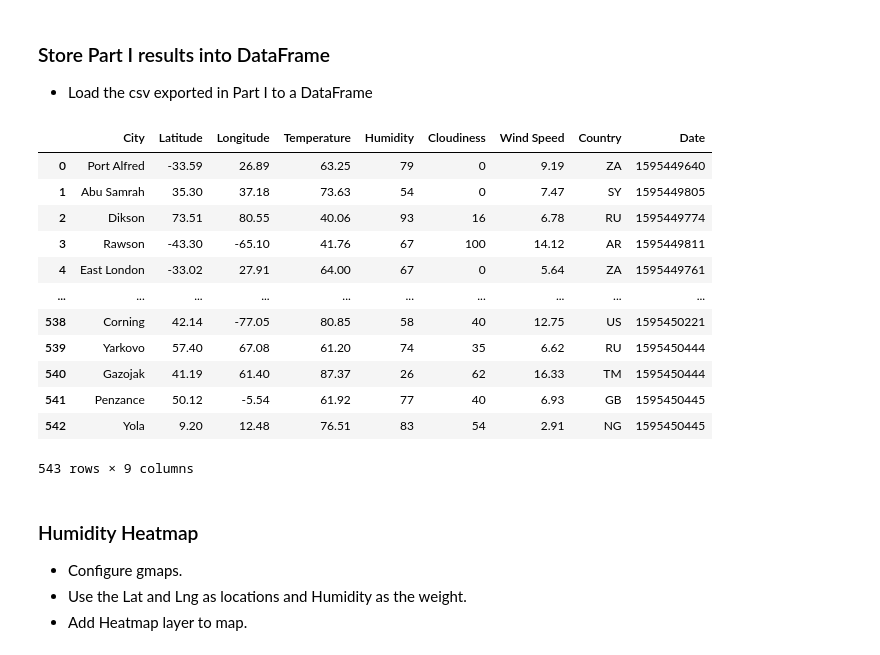
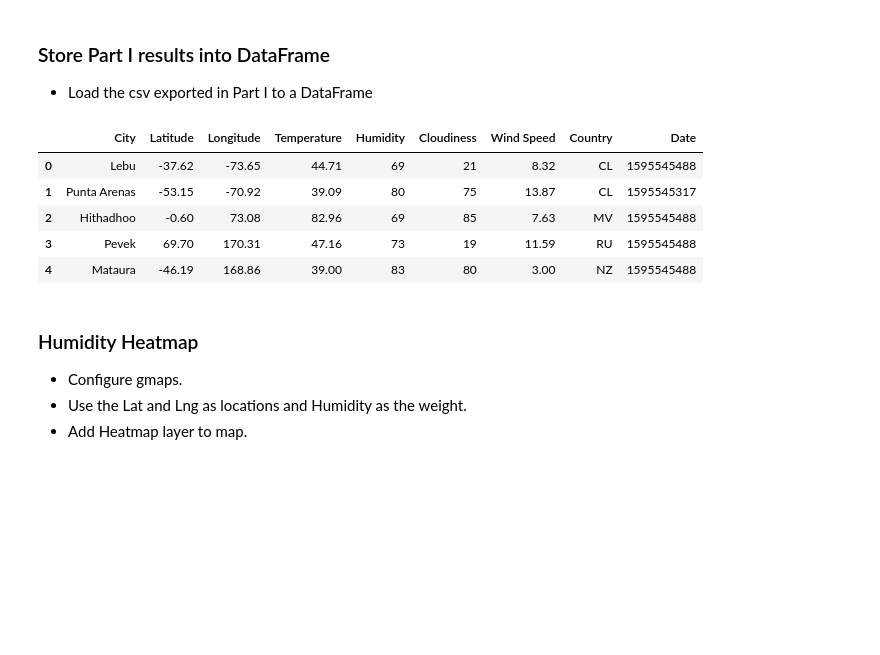
Before and after one commit to richardk6/Python-API-Project, a Jupyter notebook: KRB Code/VacationPy.ipynb, the cells around one changed output. Drawn from its saved outputs; the diff is of its cells as text; code cells hidden in the pictures; blank space fills up the shorter version.

```diff
--- a/KRB Code/VacationPy.ipynb
+++ b/KRB Code/VacationPy.ipynb
@@ -21,21 +21,14 @@ from api_keys import g_key
 # %%
 weather_city = pd.read_csv("city_weather.csv")
 weather_city_df = pd.DataFrame(weather_city)
-weather_city_df
+weather_city_df.head()
 # %% [output]
 |  | City | Latitude | Longitude | Temperature | Humidity | Cloudiness | Wind Speed | Country | Date |
-| 0 | Port Alfred | -33.59 | 26.89 | 63.25 | 79 | 0 | 9.19 | ZA | 1595449640 |
-| 1 | Abu Samrah | 35.30 | 37.18 | 73.63 | 54 | 0 | 7.47 | SY | 1595449805 |
-| 2 | Dikson | 73.51 | 80.55 | 40.06 | 93 | 16 | 6.78 | RU | 1595449774 |
-| 3 | Rawson | -43.30 | -65.10 | 41.76 | 67 | 100 | 14.12 | AR | 1595449811 |
-| 4 | East London | -33.02 | 27.91 | 64.00 | 67 | 0 | 5.64 | ZA | 1595449761 |
-| ... | ... | ... | ... | ... | ... | ... | ... | ... | ... |
-| 538 | Corning | 42.14 | -77.05 | 80.85 | 58 | 40 | 12.75 | US | 1595450221 |
-| 539 | Yarkovo | 57.40 | 67.08 | 61.20 | 74 | 35 | 6.62 | RU | 1595450444 |
-| 540 | Gazojak | 41.19 | 61.40 | 87.37 | 26 | 62 | 16.33 | TM | 1595450444 |
-| 541 | Penzance | 50.12 | -5.54 | 61.92 | 77 | 40 | 6.93 | GB | 1595450445 |
-| 542 | Yola | 9.20 | 12.48 | 76.51 | 83 | 54 | 2.91 | NG | 1595450445 |
+| 0 | Lebu | -37.62 | -73.65 | 44.71 | 69 | 21 | 8.32 | CL | 1595545488 |
+| 1 | Punta Arenas | -53.15 | -70.92 | 39.09 | 80 | 75 | 13.87 | CL | 1595545317 |
+| 2 | Hithadhoo | -0.60 | 73.08 | 82.96 | 69 | 85 | 7.63 | MV | 1595545488 |
+| 3 | Pevek | 69.70 | 170.31 | 47.16 | 73 | 19 | 11.59 | RU | 1595545488 |
+| 4 | Mataura | -46.19 | 168.86 | 39.00 | 83 | 80 | 3.00 | NZ | 1595545488 |
-543 rows × 9 columns
 # %% [markdown]
 ### Humidity Heatmap
 * Configure gmaps.
```
Also changed, not shown: parts of 3 cells of this notebook, 14 other files.
